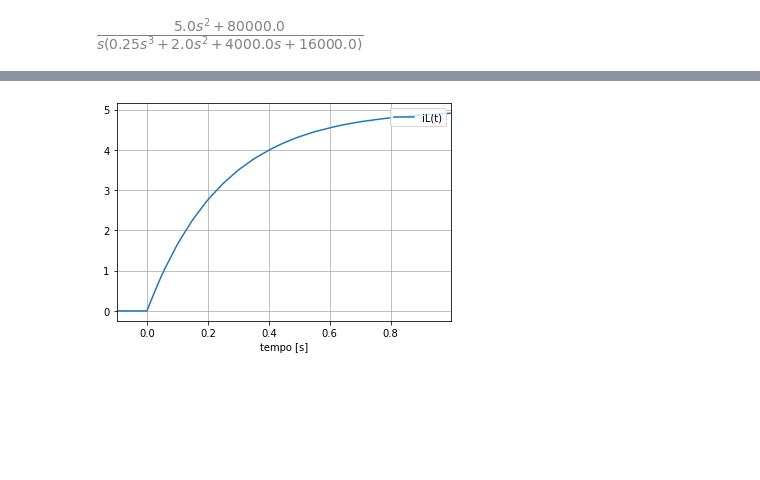
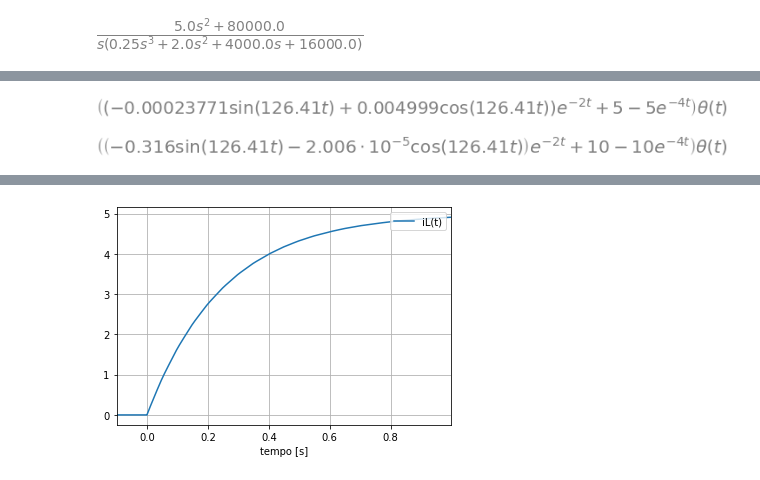
Before and after one commit to valmyr/CIRCUITOS-I, a Jupyter notebook: Exerc_02_circuitos_i_3_unidade.ipynb, the cells around one changed output, grey strips where cells are left out. Saved outputs shown, nothing was run; the diff lists cells and outputs as text; code cells hidden in the pictures; blank space fills up the shorter version.

```diff
--- a/Exerc_02_circuitos_i_3_unidade.ipynb
+++ b/Exerc_02_circuitos_i_3_unidade.ipynb
@@ -161,3 +106,3 @@ IL_frac
 # %%
+vC = (10 - 10*sp.exp(-4*t) + sp.exp(-2*t)*(-2.006*10**-5*sp.cos(126.41*t) -.316*sp.sin(126.41*t)))*sp.Heaviside(t)
 iL = (5 -5*sp.exp(-4*t) + sp.exp(-2*t)*(0.004999*sp.cos(126.41*t) - 0.00023771*sp.sin(126.41*t)))*sp.Heaviside(t)
-iL
@@ -173,0 +109,8 @@ symplot(t,iL_py,bt,'iL(t)')
+# %%
+iL
+# %% [output]
+[figure, added]
+# %%
+vC
+# %% [output]
+[figure, added]
```
Also changed, not shown: parts of 20 cells of this notebook.
